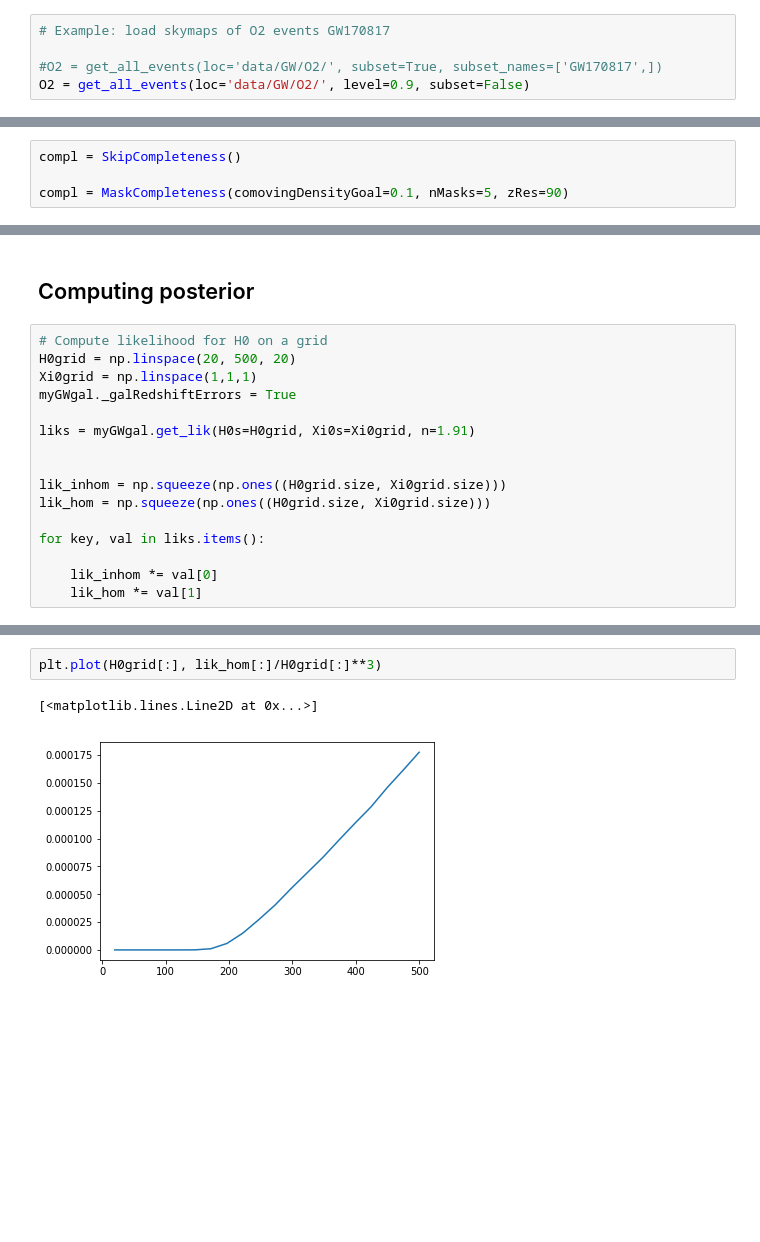
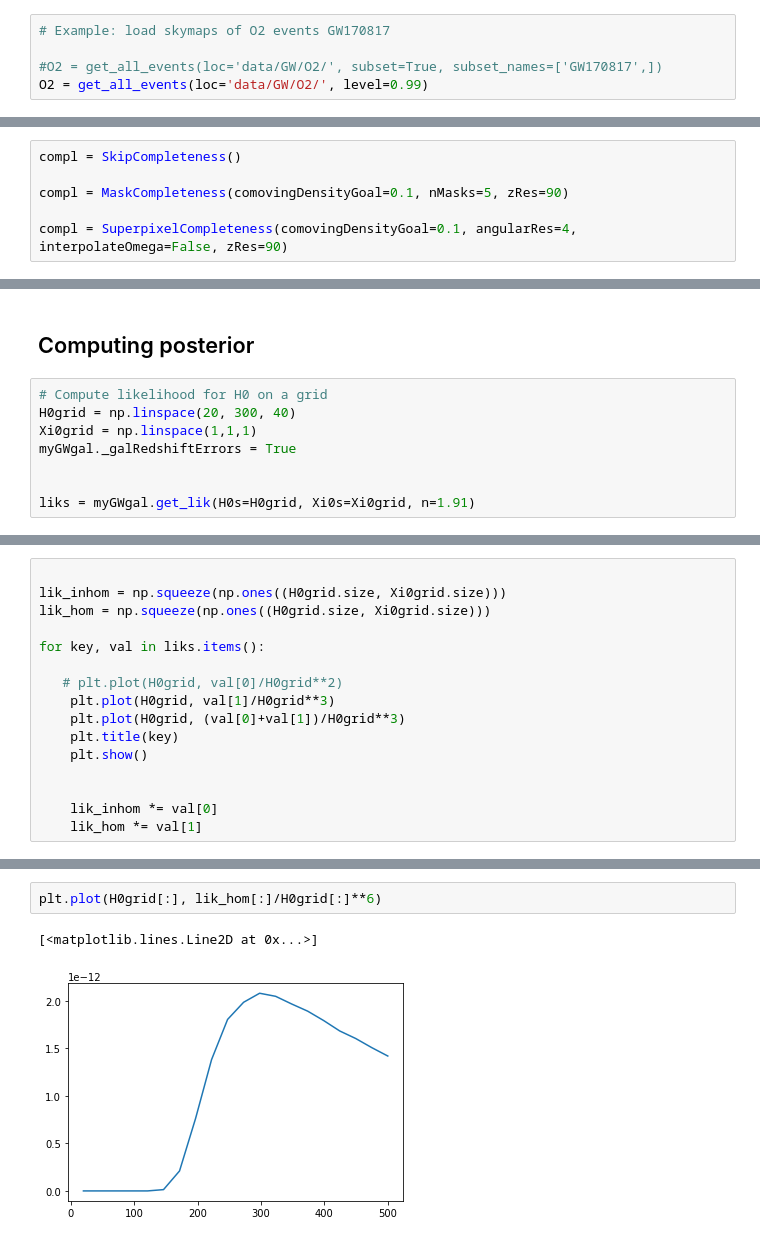
Before and after one commit to CosmoStatGW/DarkSirensStat, a Jupyter notebook: notebooks/Xi0Stat_tutorial.ipynb, the cells around one changed output, grey strips where cells are left out. Saved outputs shown, nothing was run; the diff lists cells and outputs as text; blank space fills up the shorter version.

Commit message:
fixed bug for no redshift error case in GalCompleted, sped up code dramatically by using own truncated gaussian pdf, bugfixes in completeness

```diff
--- a/notebooks/Xi0Stat_tutorial.ipynb
+++ b/notebooks/Xi0Stat_tutorial.ipynb
@@ -66,7 +66,7 @@ If subset=True, the dictionary will contain only the events specified in subset_
 # Example: load skymaps of O2 events GW170817
 
 #O2 = get_all_events(loc='data/GW/O2/', subset=True, subset_names=['GW170817',])
-O2 = get_all_events(loc='data/GW/O2/', level=0.9, subset=False)
+O2 = get_all_events(loc='data/GW/O2/', level=0.99)
 # %%
 O2.keys()
 # %% [output]
@@ -83,6 +83,8 @@ O2['GW170817'].area(level=0.9)
 compl = SkipCompleteness()
 
 compl = MaskCompleteness(comovingDensityGoal=0.1, nMasks=5, zRes=90)
+
+compl = SuperpixelCompleteness(comovingDensityGoal=0.1, angularRes=4, interpolateOmega=False, zRes=90)
 # %% [markdown]
 ## GLADE
 # %%
@@ -121,18 +145,10 @@ myGWgal = GWgal(gals, O2)
 ## Computing posterior
 # %%
 # Compute likelihood for H0 on a grid
-H0grid = np.linspace(20, 500, 20)
+H0grid = np.linspace(20, 300, 40)
 Xi0grid = np.linspace(1,1,1)
 myGWgal._galRedshiftErrors = True
 
+
 liks = myGWgal.get_lik(H0s=H0grid, Xi0s=Xi0grid, n=1.91)
-
-
-lik_inhom = np.squeeze(np.ones((H0grid.size, Xi0grid.size)))
-lik_hom = np.squeeze(np.ones((H0grid.size, Xi0grid.size)))
-
-for key, val in liks.items():
-
-    lik_inhom *= val[0]
-    lik_hom *= val[1]
 # %% [output]
@@ -146,0 +163,16 @@ Setting z range of the catalogue between 0.011383032302034855, 1.874479743574081
+# %%
+
+lik_inhom = np.squeeze(np.ones((H0grid.size, Xi0grid.size)))
+lik_hom = np.squeeze(np.ones((H0grid.size, Xi0grid.size)))
+
+for key, val in liks.items():
+
+   # plt.plot(H0grid, val[0]/H0grid**2)
+    plt.plot(H0grid, val[1]/H0grid**3)
+    plt.plot(H0grid, (val[0]+val[1])/H0grid**3)
+    plt.title(key)
+    plt.show()
+
+
+    lik_inhom *= val[0]
+    lik_hom *= val[1]
@@ -170,5 +205,5 @@ plt.plot(H0grid[:], lik_inhom[:]/H0grid[:]**3)
 # %%
-plt.plot(H0grid[:], lik_hom[:]/H0grid[:]**3)
+plt.plot(H0grid[:], lik_hom[:]/H0grid[:]**6)
 # %% [output]
 [<matplotlib.lines.Line2D at 0x...>]
-[figure, old version]
+[figure, new version]
```
Also changed, not shown: parts of 8 cells of this notebook, 5 other files.
